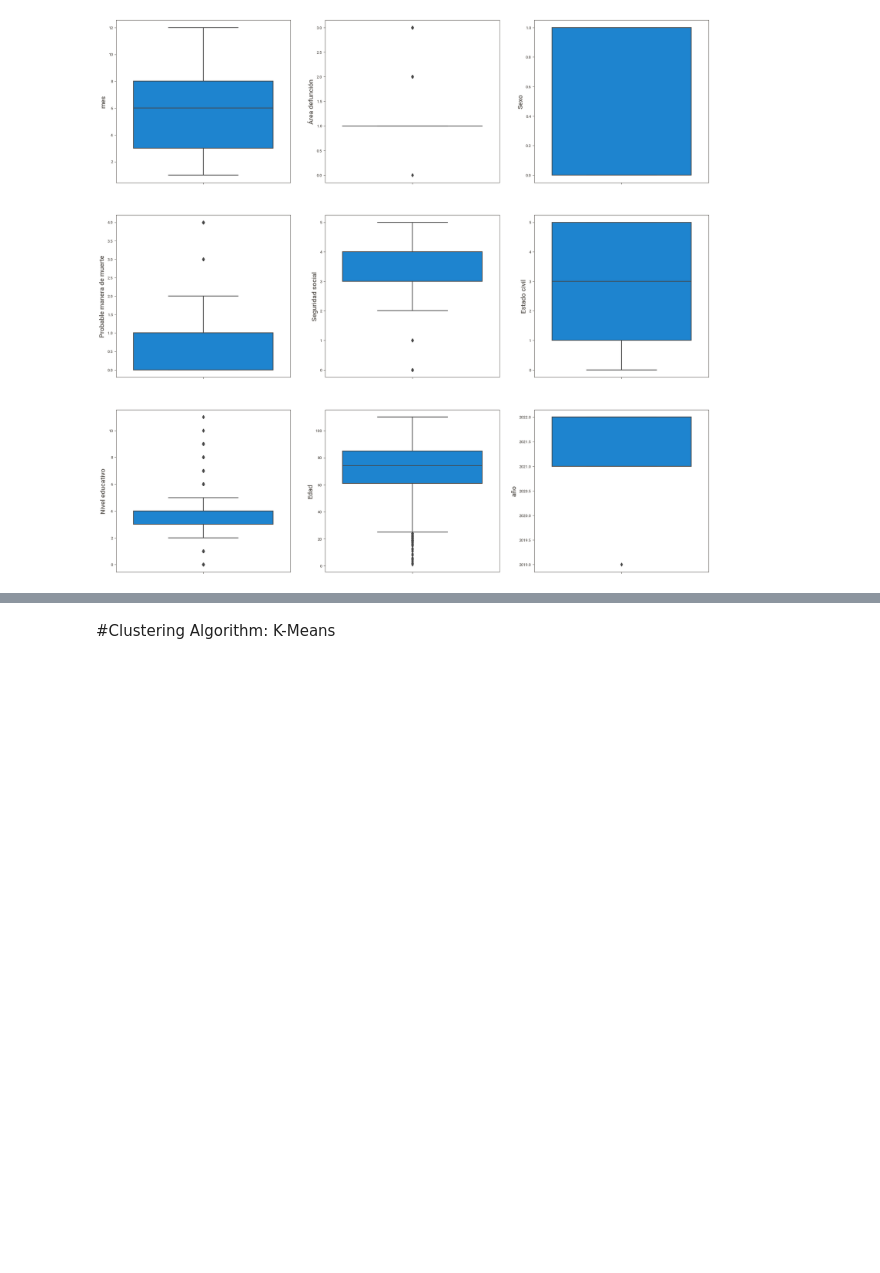
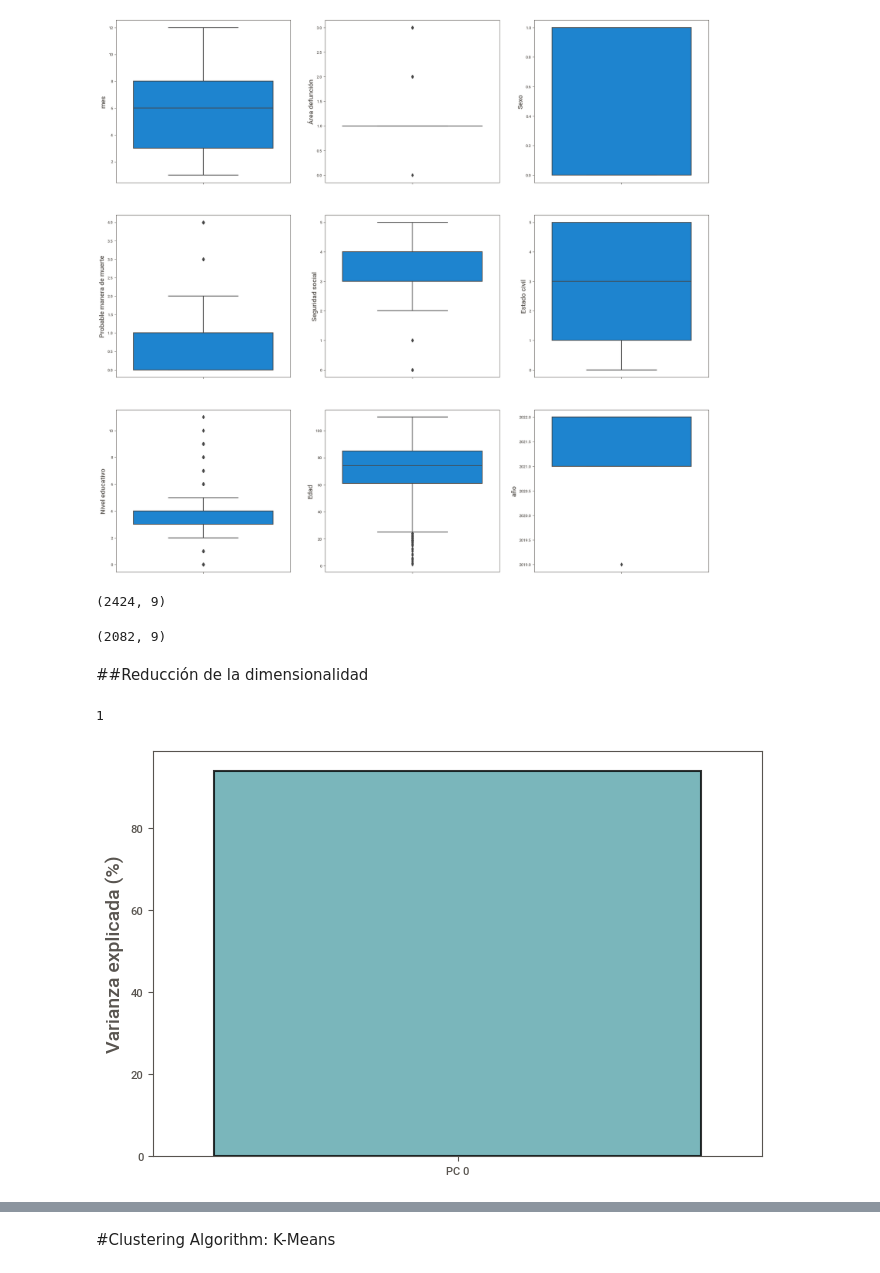
Before and after one commit to veronica1908/T2_APRENDIZAJE_NO_SUPERVISADO, a Jupyter notebook: APRENDIZAJE_NO_SUPERVISADO.ipynb, the cells around one changed output, grey strips where cells are left out. Saved outputs shown, nothing was run; the diff lists cells and outputs as text; code cells hidden in the pictures; blank space fills up the shorter version.

```diff
--- a/APRENDIZAJE_NO_SUPERVISADO.ipynb
+++ b/APRENDIZAJE_NO_SUPERVISADO.ipynb
@@ -1674,3 +1676,52 @@ for idx,i in enumerate(BDD2_out.columns):
     sns.boxplot(y=BDD2_out[i],ax=axs[box_locs.iloc[idx,0]][box_locs.iloc[idx,1]])
 # %% [output]
 [figure]
+# %%
+# Tratamos las variables que muestran valores atípicos de acuerdo con los gráficos.
+outs_idx=[BDD2_out[BDD2_out['Probable manera de muerte'] > 2]['Probable manera de muerte'].index.astype('int'),
+          BDD2_out[BDD2_out['Seguridad social'] < 2]['Seguridad social'].index.astype('int'),
+          BDD2_out[BDD2_out['Nivel educativo'] > 5]['Nivel educativo'].index.astype('int'),
+          BDD2_out[BDD2_out['año'] < 2021]['año'].index.astype('int'),
+          BDD2_out[BDD2_out['Edad'] < 20]['Edad'].index.astype('int')]
+
+# Seleccionar los únicos y ordenarlos:
+outs_idx=pd.Series(sorted(np.concatenate(outs_idx))).unique()
+
+# Eliminar estas filas de 'BDD2_out' y 'BDD2, y RESTABLECER LOS ÍNDICES después:
+BDD2_out.drop(index=outs_idx,inplace=True)
+BDD2_out.reset_index(drop=True,inplace=True) # 101174 rows left
+# %%
+#Verificamos las dimensiones de la base antes de tratar los valores atípicos
+BDD2.shape
+# %% [output]
+(2424, 9)
+# %%
+#Verificamos las dimensiones después de tratar los valores atípicos, salieron 342 características
+BDD2_out.shape
+# %% [output]
+(2082, 9)
+# %% [markdown]
+##Reducción de la dimensionalidad
+# %%
+#Cree un dataset reducido que proporcione el 100% de la varianza de entrada que debe explicarse
+pca = PCA(n_components=1).fit(BDD2_out)
+
+#Veamos cuántas componentes ha conservado PCA:
+pca.n_components_
+# %% [output]
+1
+# %%
+# --- Varianza explicada ---
+PCA_variance = pd.DataFrame({'Varianza explicada (%)':
+                             pca.explained_variance_ratio_*100})
+
+fig, ax = plt.subplots(1, 1, figsize = (7, 5))
+
+bar = sns.barplot(x = ['PC ' + str(i) for i in range(1)],
+                  y = PCA_variance['Varianza explicada (%)'],
+                  linewidth = 1.5, edgecolor = 'k', color = '#4bafb8',
+                  alpha = 0.8)
+
+plt.show()
+# %% [output]
+[figure, added]
```
Also changed, not shown: parts of 12 cells of this notebook.
